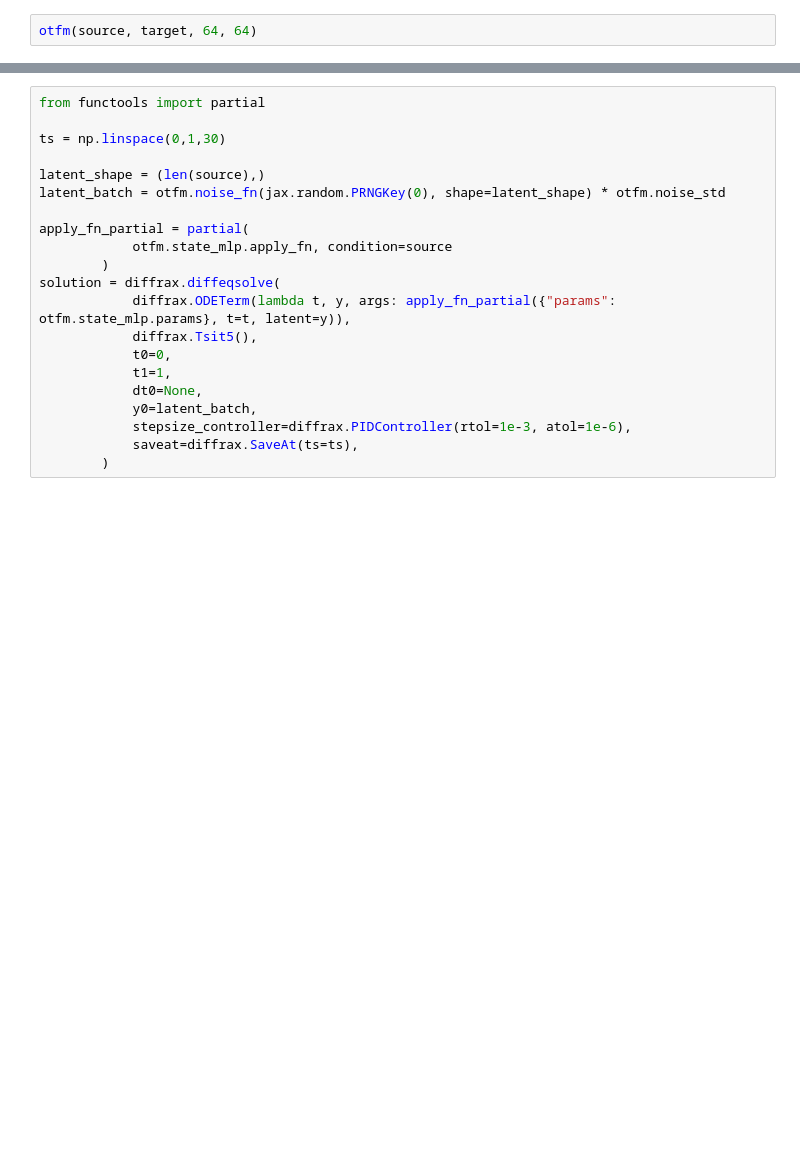
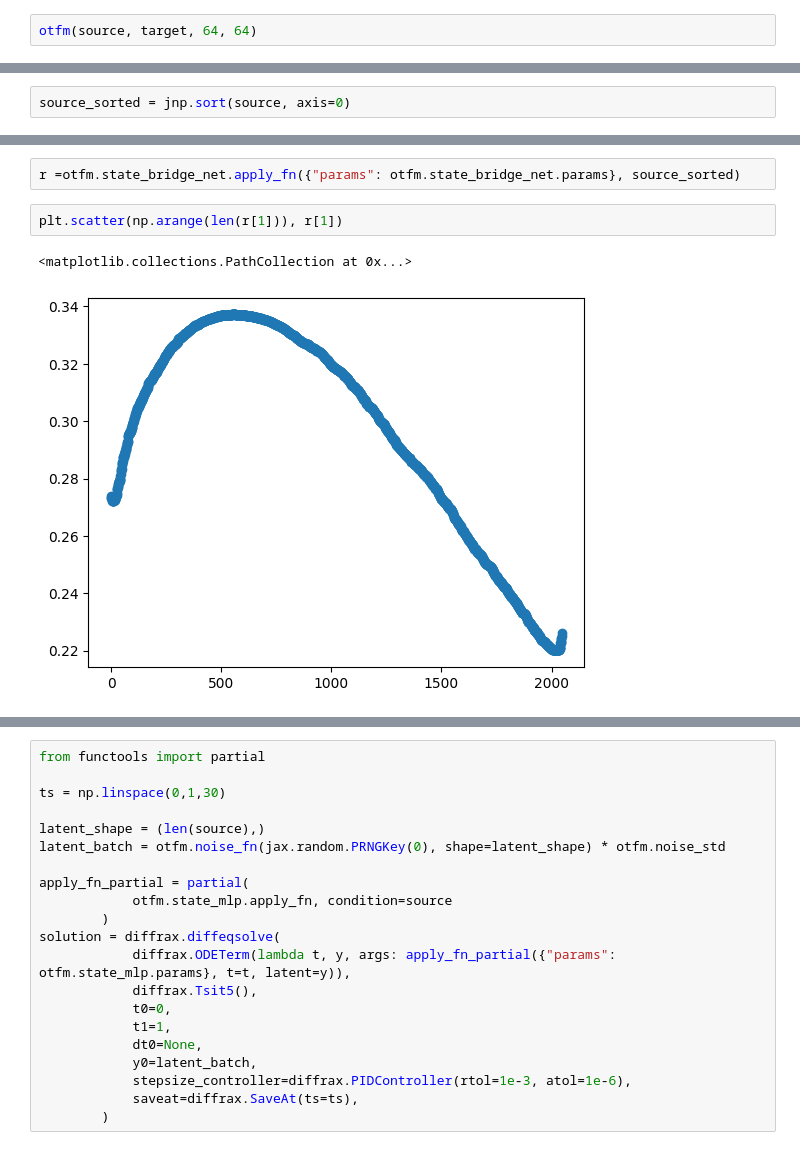
Before and after one commit to MUCDK/genot, a Jupyter notebook: notebooks_gen_model/1d_simulated/1d_simulated_data.ipynb, the cells around one changed output, grey strips where cells are left out. Drawn from its saved outputs; the diff is of its cells as text; blank space fills up the shorter version.

```diff
--- a/notebooks_gen_model/1d_simulated/1d_simulated_data.ipynb
+++ b/notebooks_gen_model/1d_simulated/1d_simulated_data.ipynb
@@ -74,0 +73,2 @@ res,_ = otfm.transport(source, seed=0)
+# %%
+source_sorted = jnp.sort(source, axis=0)
@@ -74,0 +85,7 @@ res,_ = otfm.transport(source, seed=0)
+# %%
+r =otfm.state_bridge_net.apply_fn({"params": otfm.state_bridge_net.params}, source_sorted)
+# %%
+plt.scatter(np.arange(len(r[1])), r[1])
+# %% [output]
+<matplotlib.collections.PathCollection at 0x...>
+[figure, added]
```
Also changed, not shown: parts of 12 cells of this notebook, 1 other file.
